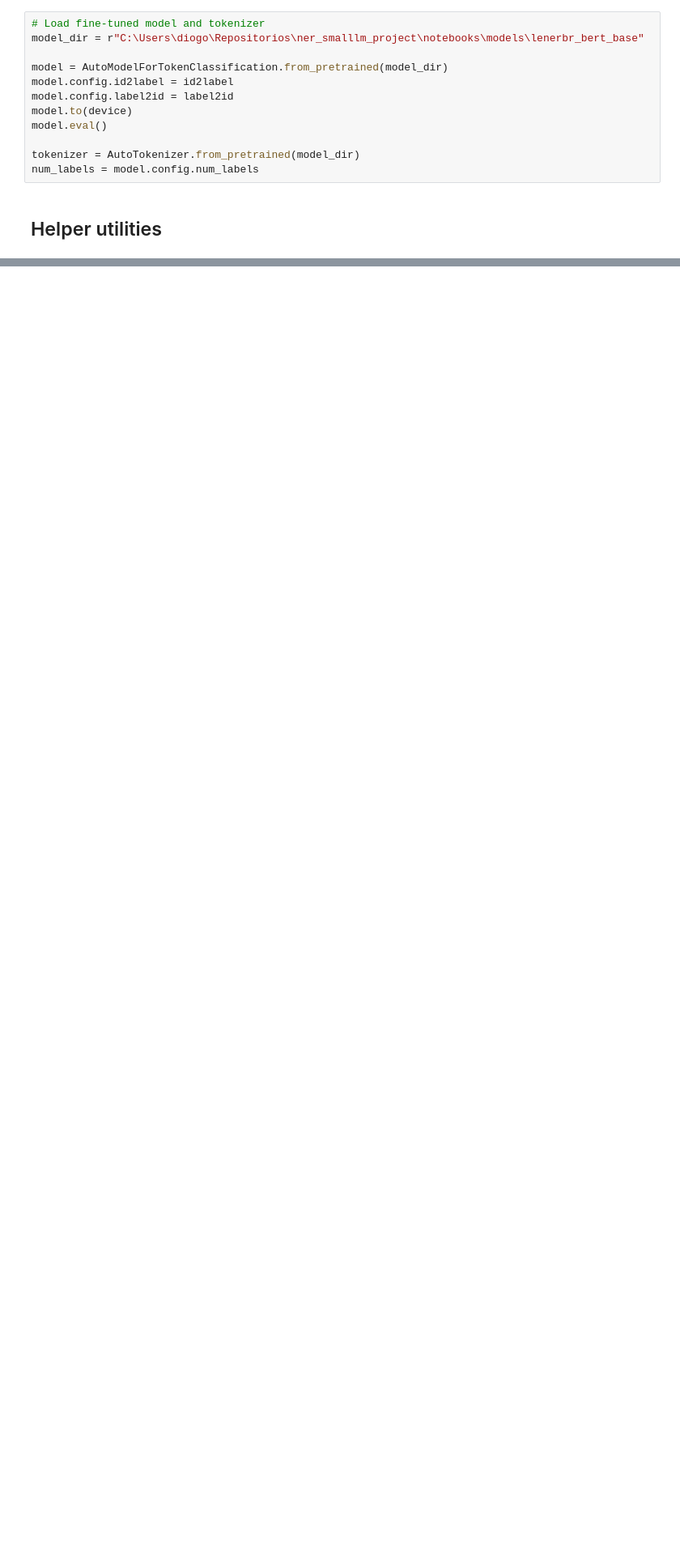
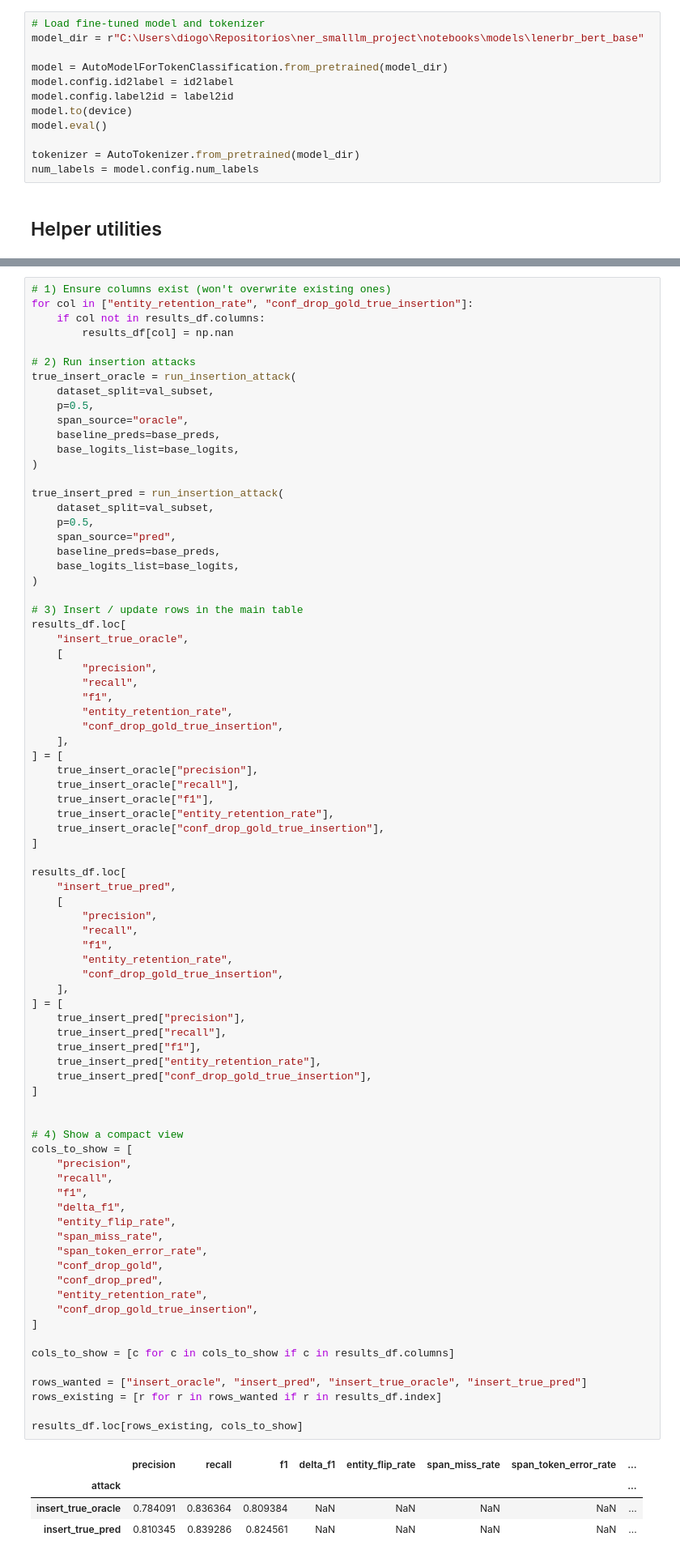
Before and after one commit to DiogoNogueiraLima/ner_smalllm_project, a Jupyter notebook: notebooks/04_adversarial_attacks.ipynb, the cells around one changed output, grey strips where cells are left out. Shown at 81% size. Drawn from its saved outputs; the diff is of its cells as text; blank space fills up the shorter version.

```diff
--- a/notebooks/04_adversarial_attacks.ipynb
+++ b/notebooks/04_adversarial_attacks.ipynb
@@ -399 +712,86 @@ results_df
+# %%
+# 1) Ensure columns exist (won't overwrite existing ones)
+for col in ["entity_retention_rate", "conf_drop_gold_true_insertion"]:
+    if col not in results_df.columns:
+        results_df[col] = np.nan
+
+# 2) Run insertion attacks
+true_insert_oracle = run_insertion_attack(
+    dataset_split=val_subset,
+    p=0.5,
+    span_source="oracle",
+    baseline_preds=base_preds,
+    base_logits_list=base_logits,
+)
+
+true_insert_pred = run_insertion_attack(
+    dataset_split=val_subset,
+    p=0.5,
+    span_source="pred",
+    baseline_preds=base_preds,
+    base_logits_list=base_logits,
+)
+
+# 3) Insert / update rows in the main table
+results_df.loc[
+    "insert_true_oracle",
+    [
+        "precision",
+        "recall",
+        "f1",
+        "entity_retention_rate",
+        "conf_drop_gold_true_insertion",
+    ],
+] = [
+    true_insert_oracle["precision"],
+    true_insert_oracle["recall"],
+    true_insert_oracle["f1"],
+    true_insert_oracle["entity_retention_rate"],
+    true_insert_oracle["conf_drop_gold_true_insertion"],
+]
+
+results_df.loc[
+    "insert_true_pred",
+    [
+        "precision",
+        "recall",
+        "f1",
+        "entity_retention_rate",
+        "conf_drop_gold_true_insertion",
+    ],
+] = [
+    true_insert_pred["precision"],
+    true_insert_pred["recall"],
+    true_insert_pred["f1"],
+    true_insert_pred["entity_retention_rate"],
+    true_insert_pred["conf_drop_gold_true_insertion"],
+]
+
+
+# 4) Show a compact view
+cols_to_show = [
+    "precision",
+    "recall",
+    "f1",
+    "delta_f1",
+    "entity_flip_rate",
+    "span_miss_rate",
+    "span_token_error_rate",
+    "conf_drop_gold",
+    "conf_drop_pred",
+    "entity_retention_rate",
+    "conf_drop_gold_true_insertion",
+]
+
+cols_to_show = [c for c in cols_to_show if c in results_df.columns]
+
+rows_wanted = ["insert_oracle", "insert_pred", "insert_true_oracle", "insert_true_pred"]
+rows_existing = [r for r in rows_wanted if r in results_df.index]
+
+results_df.loc[rows_existing, cols_to_show]
+# %% [output]
+|  | precision | recall | f1 | delta_f1 | entity_flip_rate | span_miss_rate | span_token_error_rate | ... |
+| attack |  |  |  |  |  |  |  | ... |
+| insert_true_oracle | 0.784091 | 0.836364 | 0.809384 | NaN | NaN | NaN | NaN | ... |
+| insert_true_pred | 0.810345 | 0.839286 | 0.824561 | NaN | NaN | NaN | NaN | ... |
 # %% [markdown]
```
Also changed, not shown: parts of 22 cells of this notebook.
